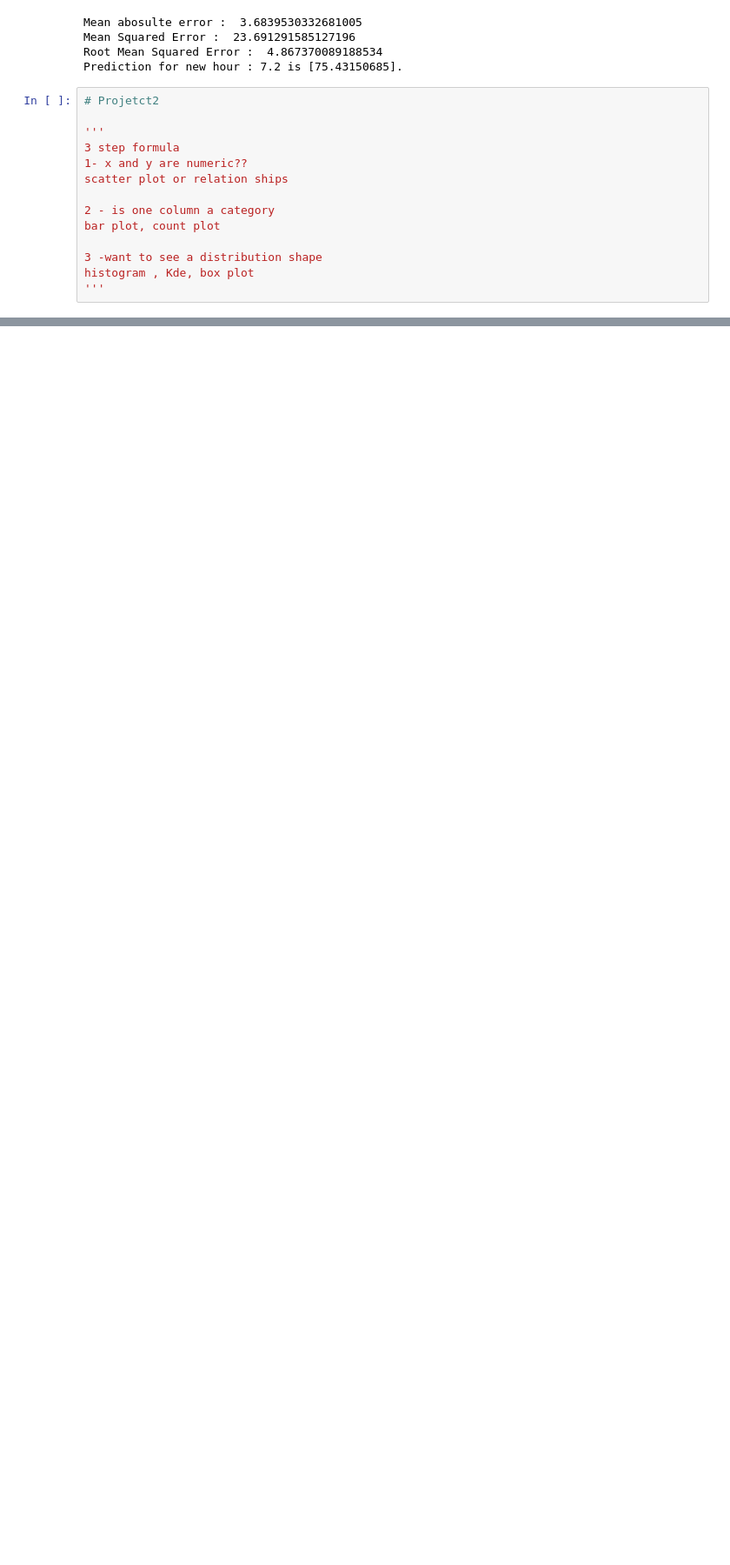
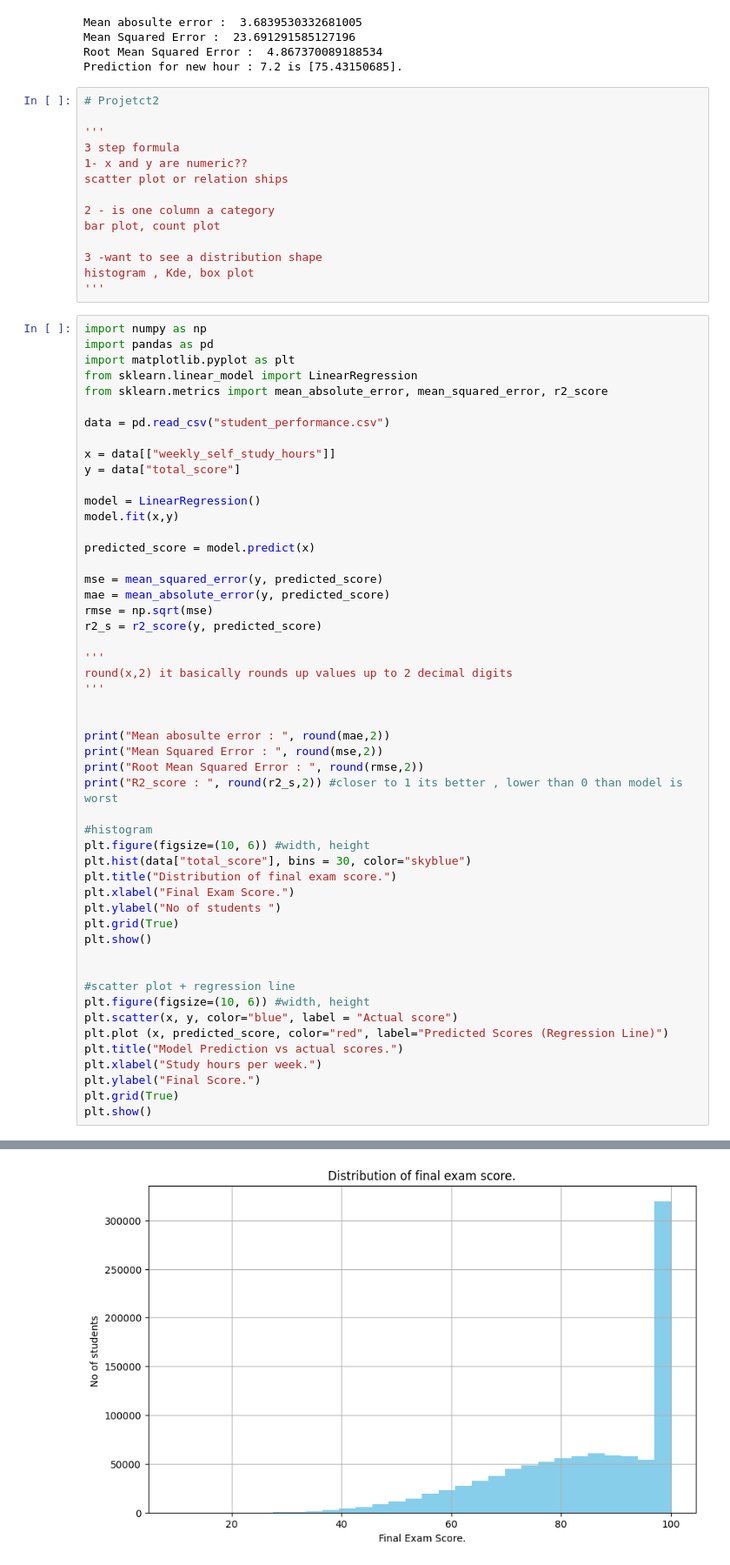
Before and after one commit to sahil3045/Data_Analytics_ML_DL, a Jupyter notebook: ml/project1.ipynb, the cells around one changed output, grey strips where cells are left out. Shown at 87% size. Cells and saved outputs as stored; diff of their text form; blank space fills up the shorter version.

```diff
--- a/ml/project1.ipynb
+++ b/ml/project1.ipynb
@@ -45,3 +45,55 @@ bar plot, count plot
 3 -want to see a distribution shape
 histogram , Kde, box plot
 '''
+# %%
+import numpy as np
+import pandas as pd
+import matplotlib.pyplot as plt
+from sklearn.linear_model import LinearRegression
+from sklearn.metrics import mean_absolute_error, mean_squared_error, r2_score
+
+data = pd.read_csv("student_performance.csv")
+
+x = data[["weekly_self_study_hours"]]
+y = data["total_score"]
+
+model = LinearRegression()
+model.fit(x,y)
+
+predicted_score = model.predict(x)
+
+mse = mean_squared_error(y, predicted_score)
+mae = mean_absolute_error(y, predicted_score)
+rmse = np.sqrt(mse)
+r2_s = r2_score(y, predicted_score)
+
+'''
+round(x,2) it basically rounds up values up to 2 decimal digits
+'''
+
+
+print("Mean abosulte error : ", round(mae,2))
+print("Mean Squared Error : ", round(mse,2))
+print("Root Mean Squared Error : ", round(rmse,2))
+print("R2_score : ", round(r2_s,2)) #closer to 1 its better , lower than 0 than model is worst
+
+#histogram
+plt.figure(figsize=(10, 6)) #width, height
+plt.hist(data["total_score"], bins = 30, color="skyblue")
+plt.title("Distribution of final exam score.")
+plt.xlabel("Final Exam Score.")
+plt.ylabel("No of students ")
+plt.grid(True)
+plt.show()
+
+
+#scatter plot + regression line
+plt.figure(figsize=(10, 6)) #width, height
+plt.scatter(x, y, color="blue", label = "Actual score")
+plt.plot (x, predicted_score, color="red", label="Predicted Scores (Regression Line)")
+plt.title("Model Prediction vs actual scores.")
+plt.xlabel("Study hours per week.")
+plt.ylabel("Final Score.")
+plt.grid(True)
+plt.show()
+# %% [output]
@@ -47,0 +104 @@ histogram , Kde, box plot
+[figure, added]
```
Also changed, not shown: parts of 2 cells of this notebook, 3 other files.
